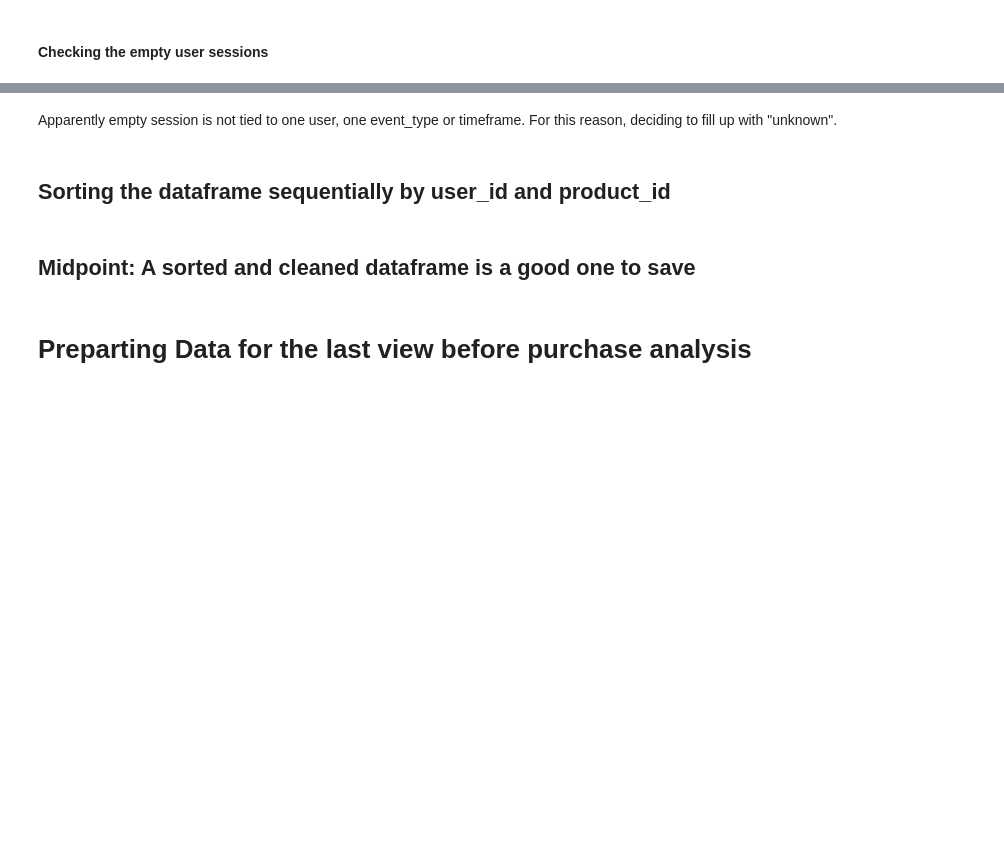
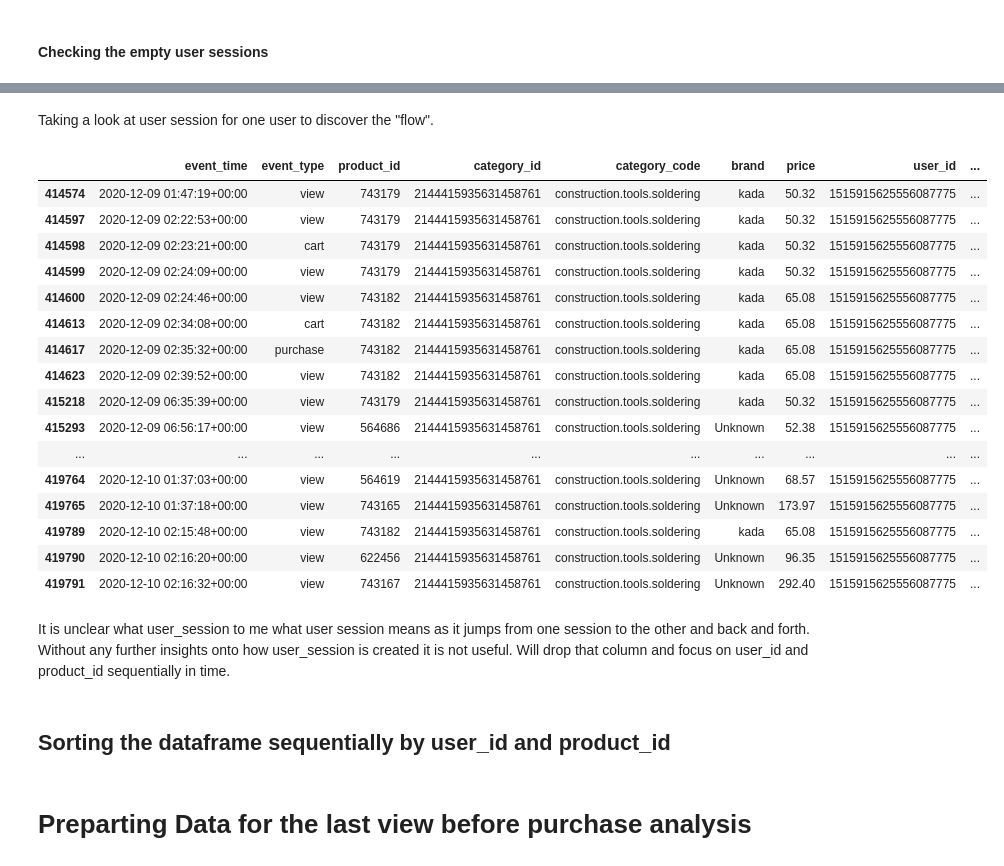
Before and after one commit to Bumbledebee/Purchase-Prediction-Project, a Jupyter notebook: notebook/1:data_cleaning.ipynb, the cells around one changed output, grey strips where cells are left out. Cells and saved outputs as stored; diff of their text form; code cells hidden in the pictures; blank space fills up the shorter version.

Commit message:
cleaned version

```diff
--- a/notebook/1:data_cleaning.ipynb
+++ b/notebook/1:data_cleaning.ipynb
@@ -266,4 +232,26 @@ print(df_nan_session['event_time'].min()), print(df_nan_session['event_time'].ma
-# %% [markdown]
-Apparently empty session is not tied to one user, one event_type or timeframe. For this reason, deciding to fill up with "unknown".
-# %%
-df['user_session'] = df['user_session'].fillna('Unknown')
+# %% [markdown]
+Taking a look at user session for one user to discover the "flow".
+# %%
+pd.set_option('display.max_row', None) # display all rows
+user_data = df[df['user_id'] == 1515915625556087775]
+user_data.sort_values(by='event_time').head(20)
+# %% [output]
+|  | event_time | event_type | product_id | category_id | category_code | brand | price | user_id | ... |
+| 414574 | 2020-12-09 01:47:19+00:00 | view | 743179 | 2144415935631458761 | construction.tools.soldering | kada | 50.32 | 1515915625556087775 | ... |
+| 414597 | 2020-12-09 02:22:53+00:00 | view | 743179 | 2144415935631458761 | construction.tools.soldering | kada | 50.32 | 1515915625556087775 | ... |
+| 414598 | 2020-12-09 02:23:21+00:00 | cart | 743179 | 2144415935631458761 | construction.tools.soldering | kada | 50.32 | 1515915625556087775 | ... |
+| 414599 | 2020-12-09 02:24:09+00:00 | view | 743179 | 2144415935631458761 | construction.tools.soldering | kada | 50.32 | 1515915625556087775 | ... |
+| 414600 | 2020-12-09 02:24:46+00:00 | view | 743182 | 2144415935631458761 | construction.tools.soldering | kada | 65.08 | 1515915625556087775 | ... |
+| 414613 | 2020-12-09 02:34:08+00:00 | cart | 743182 | 2144415935631458761 | construction.tools.soldering | kada | 65.08 | 1515915625556087775 | ... |
+| 414617 | 2020-12-09 02:35:32+00:00 | purchase | 743182 | 2144415935631458761 | construction.tools.soldering | kada | 65.08 | 1515915625556087775 | ... |
+| 414623 | 2020-12-09 02:39:52+00:00 | view | 743182 | 2144415935631458761 | construction.tools.soldering | kada | 65.08 | 1515915625556087775 | ... |
+| 415218 | 2020-12-09 06:35:39+00:00 | view | 743179 | 2144415935631458761 | construction.tools.soldering | kada | 50.32 | 1515915625556087775 | ... |
+| 415293 | 2020-12-09 06:56:17+00:00 | view | 564686 | 2144415935631458761 | construction.tools.soldering | Unknown | 52.38 | 1515915625556087775 | ... |
+| ... | ... | ... | ... | ... | ... | ... | ... | ... | ... |
+| 419764 | 2020-12-10 01:37:03+00:00 | view | 564619 | 2144415935631458761 | construction.tools.soldering | Unknown | 68.57 | 1515915625556087775 | ... |
+| 419765 | 2020-12-10 01:37:18+00:00 | view | 743165 | 2144415935631458761 | construction.tools.soldering | Unknown | 173.97 | 1515915625556087775 | ... |
+| 419789 | 2020-12-10 02:15:48+00:00 | view | 743182 | 2144415935631458761 | construction.tools.soldering | kada | 65.08 | 1515915625556087775 | ... |
+| 419790 | 2020-12-10 02:16:20+00:00 | view | 622456 | 2144415935631458761 | construction.tools.soldering | Unknown | 96.35 | 1515915625556087775 | ... |
+| 419791 | 2020-12-10 02:16:32+00:00 | view | 743167 | 2144415935631458761 | construction.tools.soldering | Unknown | 292.40 | 1515915625556087775 | ... |
+# %% [markdown]
+It is unclear what user_session to me what user session means as it jumps from one session to the other and back and forth. Without any further insights onto how user_session is created it is not useful. Will drop that column and focus on user_id and product_id sequentially in time.
@@ -271,5 +261,3 @@ df['user_session'] = df['user_session'].fillna('Unknown')
 ## Sorting the dataframe sequentially by user_id and product_id
 # %%
 df = df.sort_values(by=['user_id', 'product_id', 'event_time'])
-# %% [markdown]
-## Midpoint: A sorted and cleaned dataframe is a good one to save
```
Also changed, not shown: parts of 12 cells of this notebook, 29 other files.
